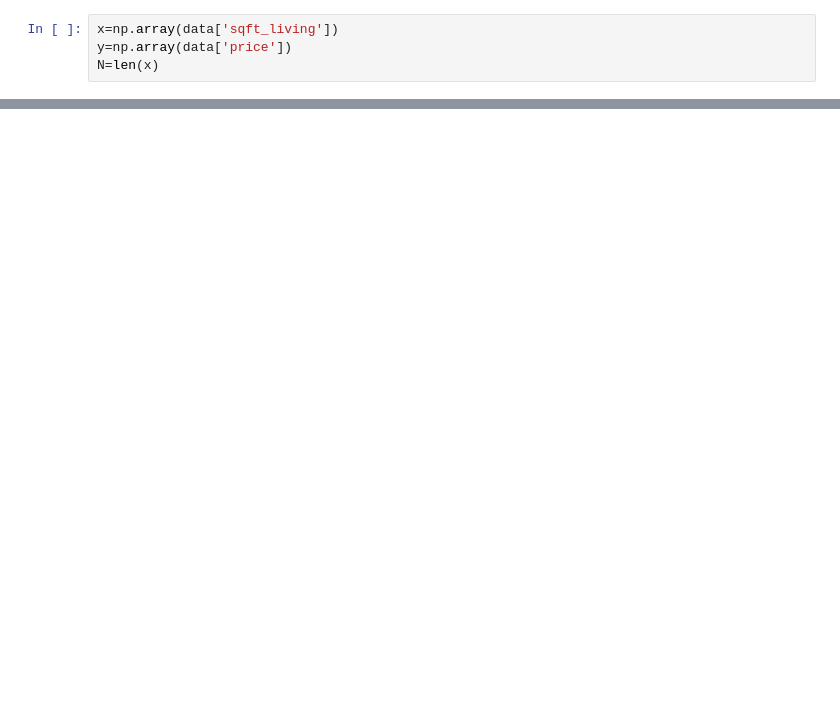
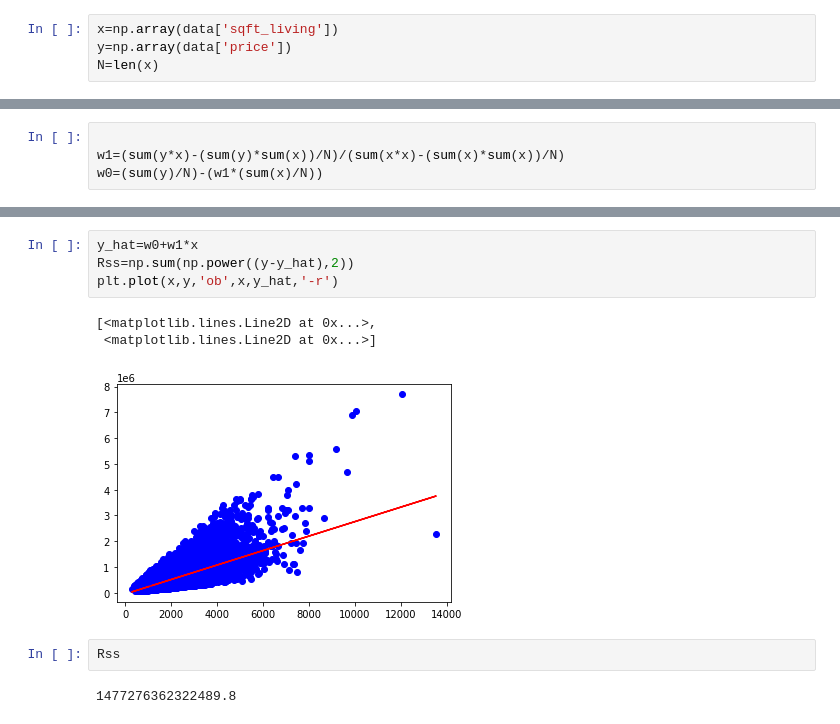
Before and after one commit to ZahraMoeini/Regression, a Jupyter notebook: Reg_w1_homePrice_prediction.ipynb, the cells around one changed output, grey strips where cells are left out. Saved outputs shown, nothing was run; the diff lists cells and outputs as text; blank space fills up the shorter version.

```diff
--- a/Reg_w1_homePrice_prediction.ipynb
+++ b/Reg_w1_homePrice_prediction.ipynb
@@ -69,0 +90,4 @@ Rss_list[-1]
+# %%
+
+w1=(sum(y*x)-(sum(y)*sum(x))/N)/(sum(x*x)-(sum(x)*sum(x))/N)
+w0=(sum(y)/N)-(w1*(sum(x)/N))
@@ -69,0 +102,12 @@ Rss_list[-1]
+# %%
+y_hat=w0+w1*x
+Rss=np.sum(np.power((y-y_hat),2))
+plt.plot(x,y,'ob',x,y_hat,'-r')
+# %% [output]
+[<matplotlib.lines.Line2D at 0x...>,
+ <matplotlib.lines.Line2D at 0x...>]
+[figure, added]
+# %%
+Rss
+# %% [output]
+1477276362322489.8
```
Also changed, not shown: parts of 12 cells of this notebook.
